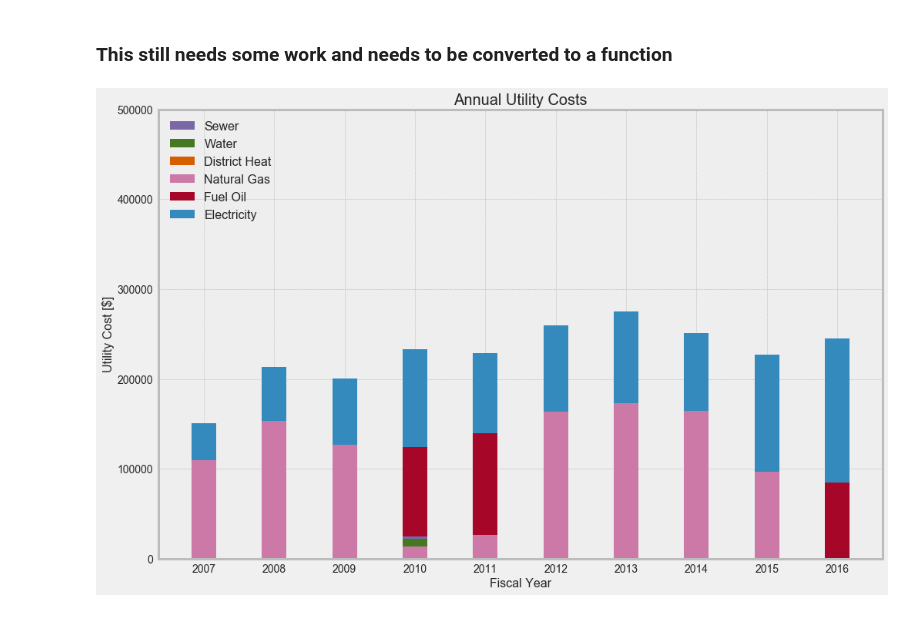
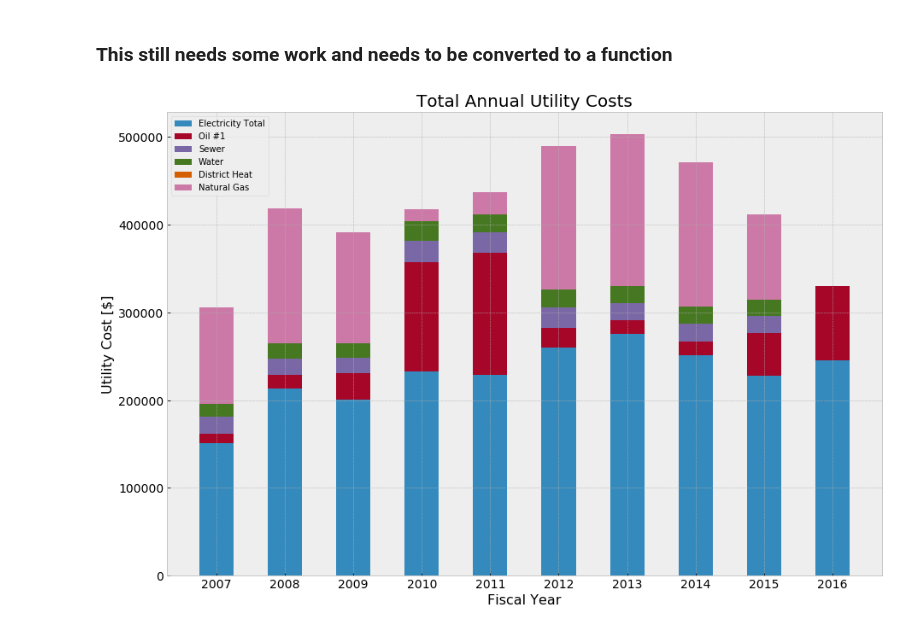
Before and after one commit to alanmitchell/fnsb-benchmark, a Jupyter notebook: testing/FNSB Graph Mock-Ups.ipynb, the cells around one changed output. Saved outputs shown, nothing was run; the diff lists cells and outputs as text; code cells hidden in the pictures.

Commit message:
Fixed stacked bar graph problems

```diff
--- a/testing/FNSB Graph Mock-Ups.ipynb
+++ b/testing/FNSB Graph Mock-Ups.ipynb
@@ -145,34 +145,3 @@ area_use_distribution(test_df, 'Fiscal Year', energy_use_cols, 'annual_energy_us
 ## Create a Stacked Bar Chart
 # %% [markdown]
 ### This still needs some work and needs to be converted to a function
-# %%
-plt.style.use('bmh')
-
-plt.figure(figsize=[15, 10])
-
-# Set the bar width
-width = 0.35
-
-elec_bar = plt.bar(test_df['Fiscal Year'], test_df['Electricity Total Cost [$]'], width)
-oil_bar = plt.bar(test_df['Fiscal Year'], test_df['Oil #1 Cost [$]'], width)
-sewer_bar = plt.bar(test_df['Fiscal Year'], test_df['Sewer Cost [$]'], width)
-water_bar = plt.bar(test_df['Fiscal Year'], test_df['Water Cost [$]'], width)
-district_heat_bar = plt.bar(test_df['Fiscal Year'], test_df['District Heat Cost [$]'], width)
-gas_bar = plt.bar(test_df['Fiscal Year'], test_df['Natural Gas Cost [$]'], width)
-
-plt.ylabel('Utility Cost [$]', fontsize=16)
-plt.xlabel('Fiscal Year', fontsize=16)
-plt.title('Annual Utility Costs', fontsize=20)
-
-# Increase the font of the axis tick labels
-plt.tick_params(axis='both', which='both', labelsize=14)
-
-plt.xticks(test_df['Fiscal Year'].unique(), test_df['Fiscal Year'].unique())
-plt.yticks(np.arange(0, 600000, 100000))
-
-plt.legend((sewer_bar[0], water_bar[0], district_heat_bar[0], gas_bar[0], oil_bar[0], elec_bar[0]),
-           ('Sewer', 'Water', 'District Heat' , 'Natural Gas', 'Fuel Oil', 'Electricity'), fontsize=16)
-
-plt.show()
-# %% [output]
-[figure, removed]
@@ -178,0 +193,7 @@ plt.show()
+# %%
+utility_cost_cols = ['Electricity Total Cost [$]', 'Oil #1 Cost [$]','Sewer Cost [$]','Water Cost [$]',
+                     'District Heat Cost [$]', 'Natural Gas Cost [$]']
+
+create_stacked_bar(test_df, 'Fiscal Year', utility_cost_cols, "stacked_bar_utility_costs.png")
+# %% [output]
+[figure, added]
```
Also changed, not shown: parts of 7 cells of this notebook, 4 other files.
